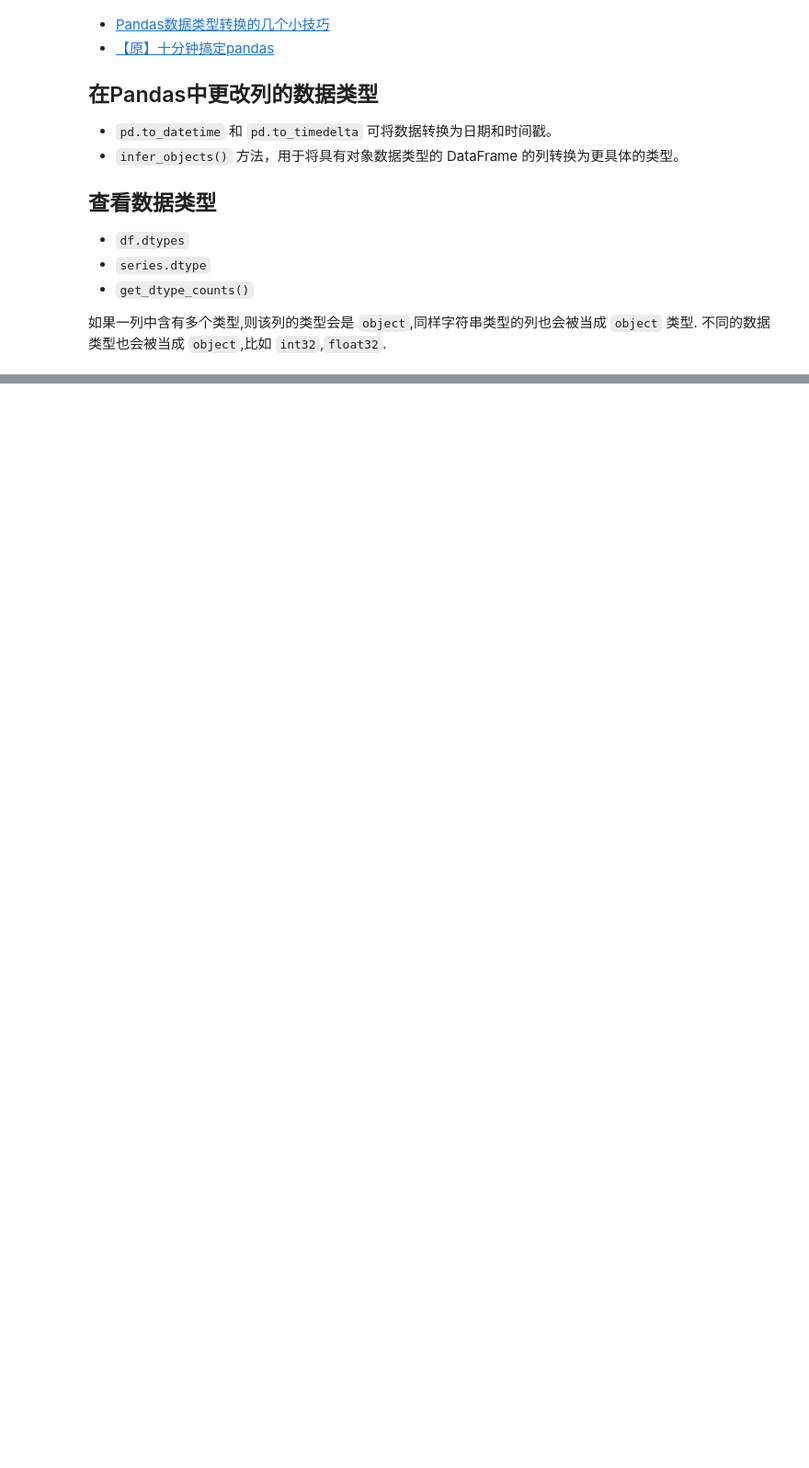
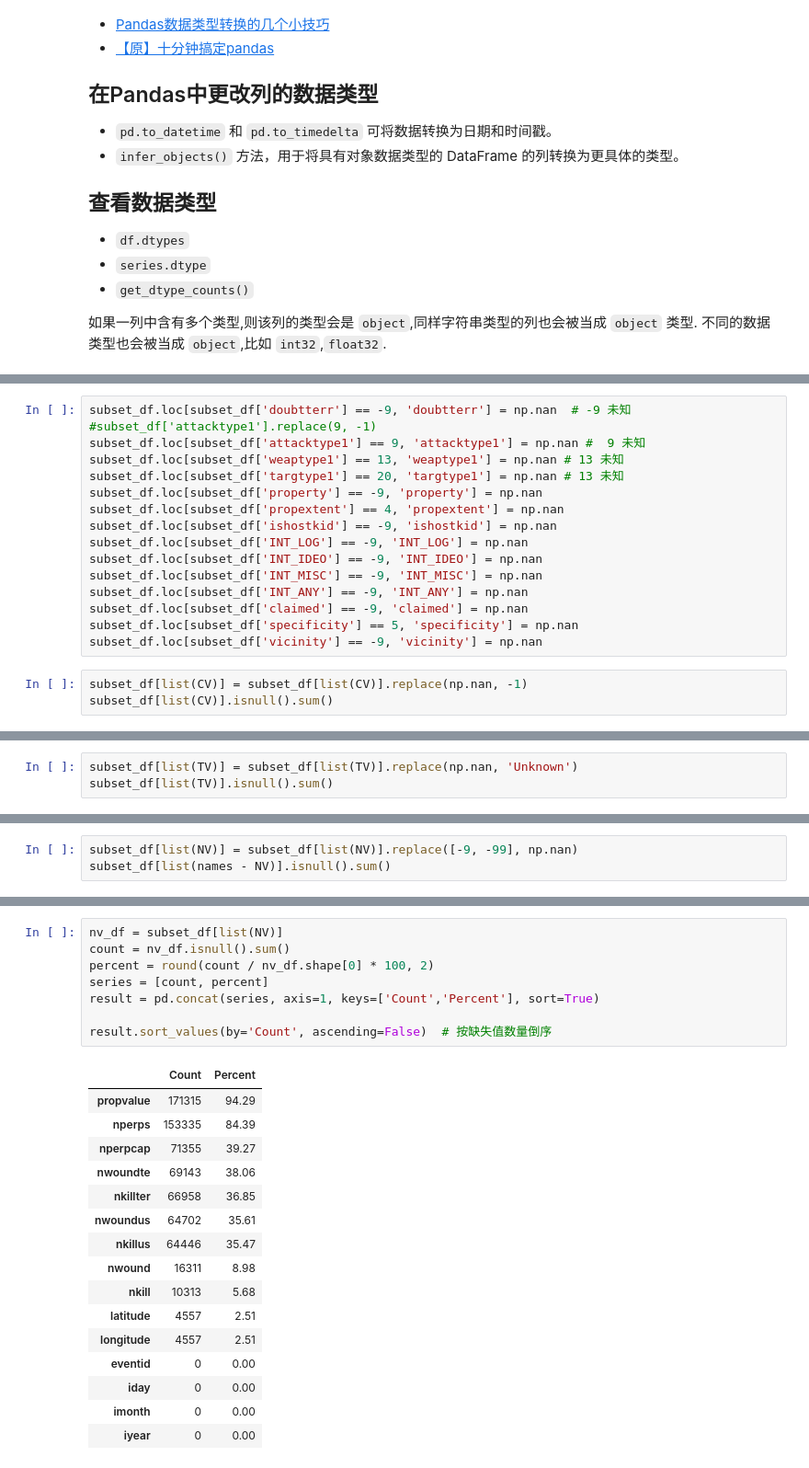
Before and after one commit to XNoteW/Note, a Jupyter notebook: GTD/01_数据预处理终版.ipynb, the cells around one changed output, grey strips where cells are left out. Shown: that part at 92% size. Saved outputs shown, nothing was run; the diff lists cells and outputs as text; blank space fills up the shorter version.

```diff
--- a/GTD/01_数据预处理终版.ipynb
+++ b/GTD/01_数据预处理终版.ipynb
@@ -402,0 +375,19 @@ gtd_clean.to_excel("./data/gtd_preprocessed.xlsx")   # 写入本地磁盘
+# %%
+subset_df.loc[subset_df['doubtterr'] == -9, 'doubtterr'] = np.nan  # -9 未知
+#subset_df['attacktype1'].replace(9, -1)
+subset_df.loc[subset_df['attacktype1'] == 9, 'attacktype1'] = np.nan #  9 未知
+subset_df.loc[subset_df['weaptype1'] == 13, 'weaptype1'] = np.nan # 13 未知
+subset_df.loc[subset_df['targtype1'] == 20, 'targtype1'] = np.nan # 13 未知
+subset_df.loc[subset_df['property'] == -9, 'property'] = np.nan
+subset_df.loc[subset_df['propextent'] == 4, 'propextent'] = np.nan
+subset_df.loc[subset_df['ishostkid'] == -9, 'ishostkid'] = np.nan
+subset_df.loc[subset_df['INT_LOG'] == -9, 'INT_LOG'] = np.nan
+subset_df.loc[subset_df['INT_IDEO'] == -9, 'INT_IDEO'] = np.nan
+subset_df.loc[subset_df['INT_MISC'] == -9, 'INT_MISC'] = np.nan
+subset_df.loc[subset_df['INT_ANY'] == -9, 'INT_ANY'] = np.nan
+subset_df.loc[subset_df['claimed'] == -9, 'claimed'] = np.nan
+subset_df.loc[subset_df['specificity'] == 5, 'specificity'] = np.nan
+subset_df.loc[subset_df['vicinity'] == -9, 'vicinity'] = np.nan
+# %%
+subset_df[list(CV)] = subset_df[list(CV)].replace(np.nan, -1)
+subset_df[list(CV)].isnull().sum()
@@ -402,0 +461,3 @@ gtd_clean.to_excel("./data/gtd_preprocessed.xlsx")   # 写入本地磁盘
+# %%
+subset_df[list(TV)] = subset_df[list(TV)].replace(np.nan, 'Unknown')
+subset_df[list(TV)].isnull().sum()
@@ -402,0 +527,3 @@ gtd_clean.to_excel("./data/gtd_preprocessed.xlsx")   # 写入本地磁盘
+# %%
+subset_df[list(NV)] = subset_df[list(NV)].replace([-9, -99], np.nan)
+subset_df[list(names - NV)].isnull().sum()
@@ -402,0 +548,25 @@ gtd_clean.to_excel("./data/gtd_preprocessed.xlsx")   # 写入本地磁盘
+# %%
+nv_df = subset_df[list(NV)]
+count = nv_df.isnull().sum()
+percent = round(count / nv_df.shape[0] * 100, 2)
+series = [count, percent]
+result = pd.concat(series, axis=1, keys=['Count','Percent'], sort=True)
+
+result.sort_values(by='Count', ascending=False)  # 按缺失值数量倒序
+# %% [output]
+|  | Count | Percent |
+| propvalue | 171315 | 94.29 |
+| nperps | 153335 | 84.39 |
+| nperpcap | 71355 | 39.27 |
+| nwoundte | 69143 | 38.06 |
+| nkillter | 66958 | 36.85 |
+| nwoundus | 64702 | 35.61 |
+| nkillus | 64446 | 35.47 |
+| nwound | 16311 | 8.98 |
+| nkill | 10313 | 5.68 |
+| latitude | 4557 | 2.51 |
+| longitude | 4557 | 2.51 |
+| eventid | 0 | 0.00 |
+| iday | 0 | 0.00 |
+| imonth | 0 | 0.00 |
+| iyear | 0 | 0.00 |
```
Also changed, not shown: parts of 98 cells of this notebook, 22 other files.
